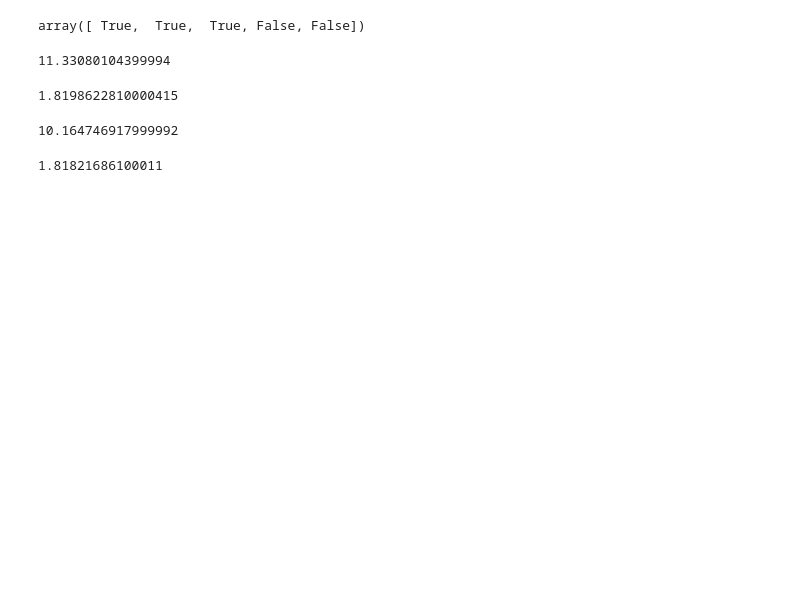
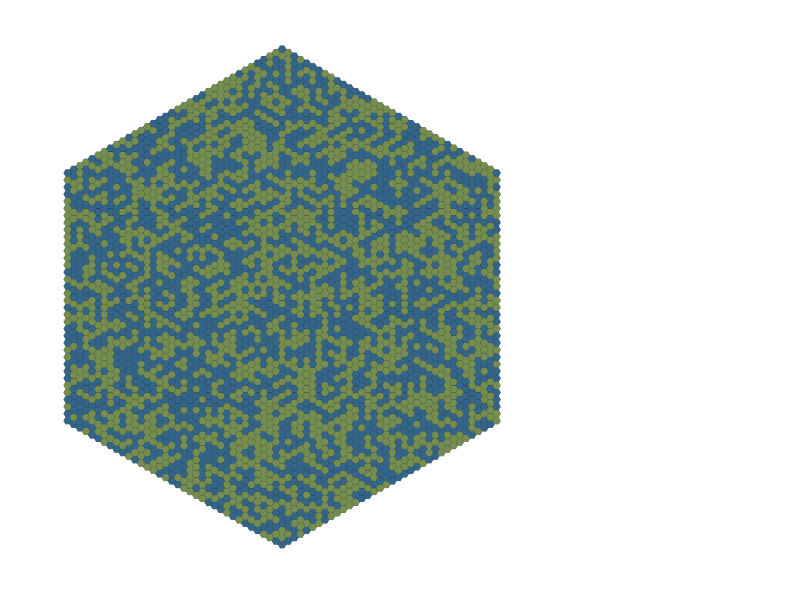
Before and after one commit to SoyBison/computational_rupahistory, a Jupyter notebook: breadboard.ipynb, the cells around one changed output. Saved outputs shown, nothing was run; the diff lists cells and outputs as text; code cells hidden in the pictures; blank space fills up the shorter version.

```diff
--- a/breadboard.ipynb
+++ b/breadboard.ipynb
@@ -44,6 +47,0 @@ Generating the map took 0.7335891723632812.
-# %%
-x = np.array([1,2,3,4,5])
-
-np.isin(x, np.array([1,2,3]))
-# %% [output]
-array([ True,  True,  True, False, False])
@@ -52,16 +48,10 @@ from timeit import timeit
-# %%
-timeit(stmt='np.isin(x, y)', setup='import numpy as np \nx = np.array([1,2,3,4,5]) \ny = np.array([1,2,3])')
-# %% [output]
-11.33080104399994
-# %%
-timeit(stmt='[i for i in x if i in {1,2,3}]', setup='import numpy as np \nx = np.array([1,2,3,4,5])')
-# %% [output]
-1.8198622810000415
-# %%
-timeit(stmt='f(x)', setup='import numpy as np \nx = np.array([1,2,3,4,5])\nf = np.vectorize(lambda a: a in {1,2,3})')
-# %% [output]
-10.164746917999992
-# %%
-timeit(stmt='[i for i in x if i in {1,2,3}]', setup='import numpy as np \nx = np.array([1,2,3,4,5])')
-# %% [output]
-1.81821686100011
+# %%
+tic = time.time()
+grid = p.Grid(35)
+toc1 = time.time()
+grid.land_init(land_coef=.50)
+toc2 = time.time()
+p.draw_map(grid)
+toc3 = time.time()
+# %% [output]
+[figure, added]
```
Also changed, not shown: parts of 9 cells of this notebook, 2 other files.
